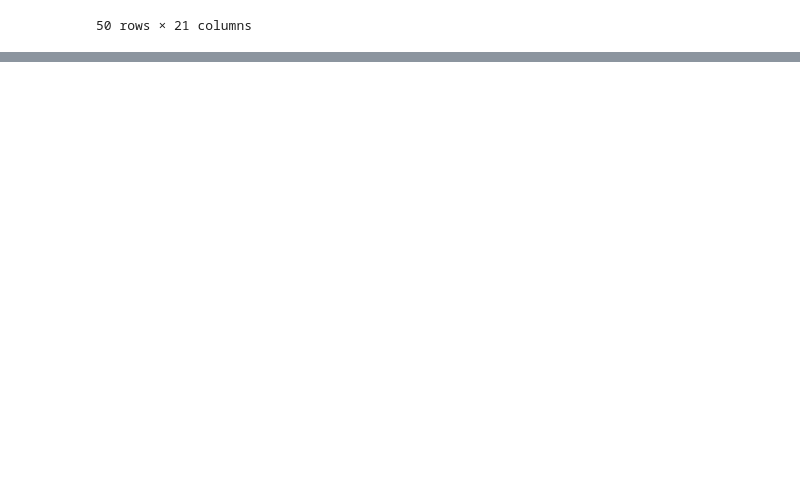
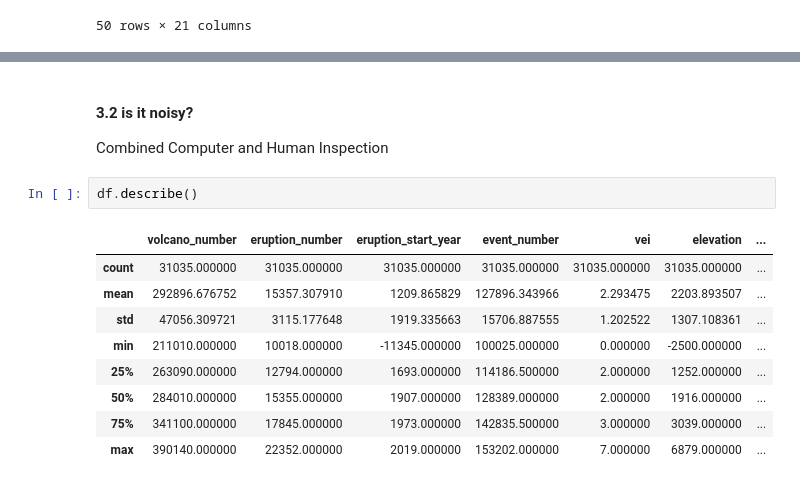
Before and after one commit to RoihansLab/Data-Mining-Project, a Jupyter notebook: Volcano_eruption.ipynb, the cells around one changed output, grey strips where cells are left out. Drawn from its saved outputs; the diff is of its cells as text; blank space fills up the shorter version.

Commit message:
missing value clear, duplicated clear and noisy clean

```diff
--- a/Volcano_eruption.ipynb
+++ b/Volcano_eruption.ipynb
@@ -695,0 +749,15 @@ files.download('volcano_gold_dataset_clean.csv')
+# %% [markdown]
+#### **3.2 is it noisy?**
+Combined Computer and Human Inspection
+# %%
+df.describe()
+# %% [output]
+|  | volcano_number | eruption_number | eruption_start_year | event_number | vei | elevation | ... |
+| count | 31035.000000 | 31035.000000 | 31035.000000 | 31035.000000 | 31035.000000 | 31035.000000 | ... |
+| mean | 292896.676752 | 15357.307910 | 1209.865829 | 127896.343966 | 2.293475 | 2203.893507 | ... |
+| std | 47056.309721 | 3115.177648 | 1919.335663 | 15706.887555 | 1.202522 | 1307.108361 | ... |
+| min | 211010.000000 | 10018.000000 | -11345.000000 | 100025.000000 | 0.000000 | -2500.000000 | ... |
+| 25% | 263090.000000 | 12794.000000 | 1693.000000 | 114186.500000 | 2.000000 | 1252.000000 | ... |
+| 50% | 284010.000000 | 15355.000000 | 1907.000000 | 128389.000000 | 2.000000 | 1916.000000 | ... |
+| 75% | 341100.000000 | 17845.000000 | 1973.000000 | 142835.500000 | 3.000000 | 3039.000000 | ... |
+| max | 390140.000000 | 22352.000000 | 2019.000000 | 153202.000000 | 7.000000 | 6879.000000 | ... |
```
Also changed, not shown: parts of 15 cells of this notebook.
